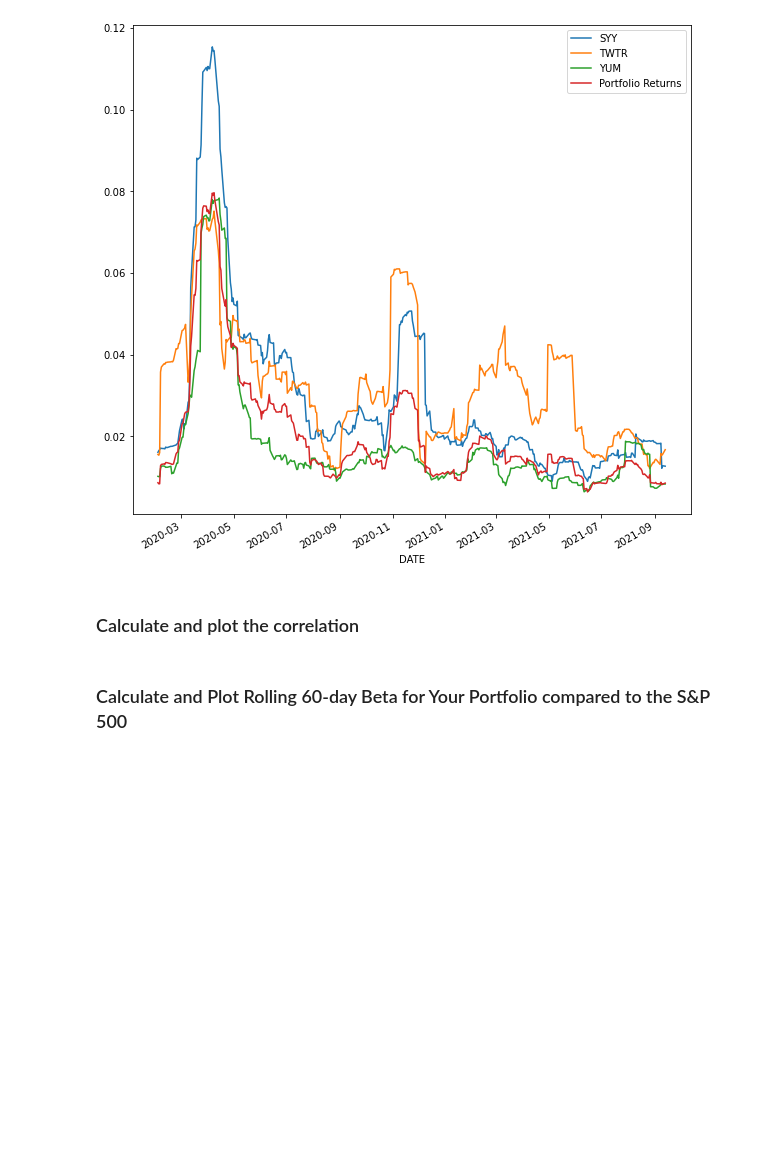
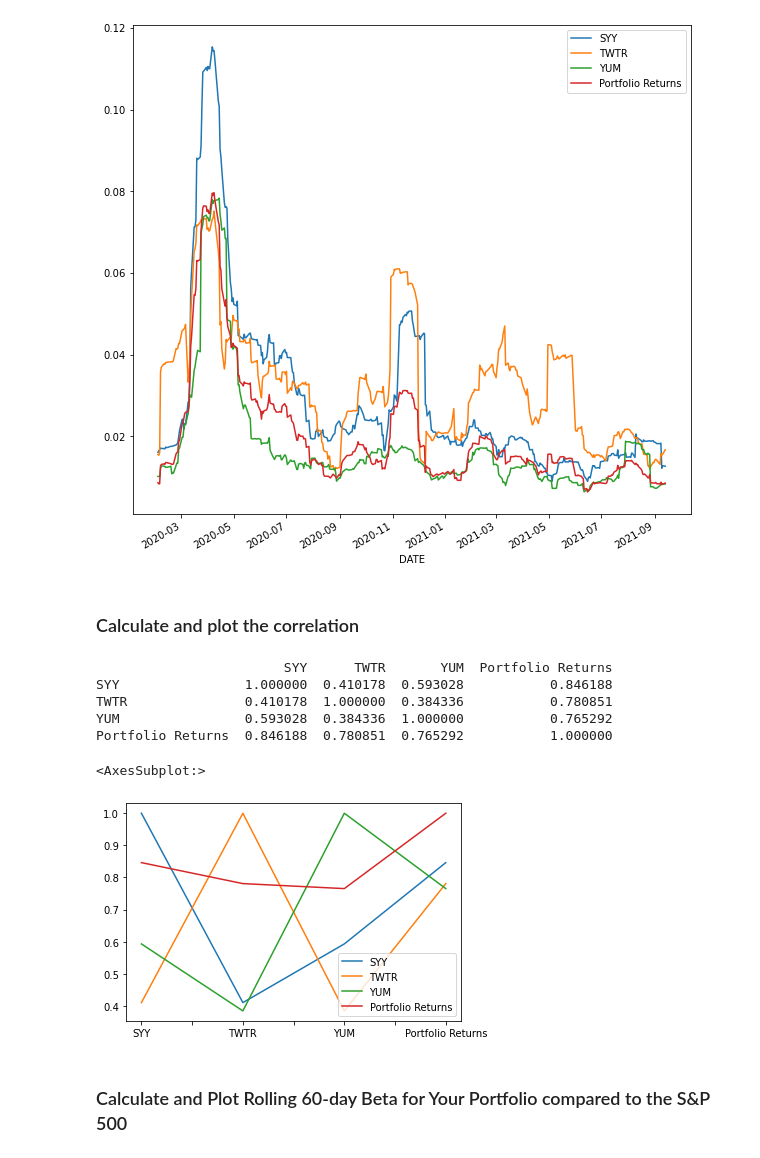
Before and after one commit to MatthewPuttroff/HWUnitFour, a Jupyter notebook: 04-Pandas/Instructions/Starter_Code/whale_analysis.ipynb, the cells around one changed output. Drawn from its saved outputs; the diff is of its cells as text; code cells hidden in the pictures; blank space fills up the shorter version.

Commit message:
Custom Portfolio Correlation

```diff
--- a/04-Pandas/Instructions/Starter_Code/whale_analysis.ipynb
+++ b/04-Pandas/Instructions/Starter_Code/whale_analysis.ipynb
@@ -755,6 +755,17 @@ reorg_returns.rolling(window=21).std().plot(figsize = (10,10))
 ### Calculate and plot the correlation
 # %%
 # Calculate and plot the correlation
+reorg_correlation = reorg_returns.corr()
+print(reorg_correlation)
+reorg_correlation.plot()
+# %% [output]
+                        SYY      TWTR       YUM  Portfolio Returns
+SYY                1.000000  0.410178  0.593028           0.846188
+TWTR               0.410178  1.000000  0.384336           0.780851
+YUM                0.593028  0.384336  1.000000           0.765292
+Portfolio Returns  0.846188  0.780851  0.765292           1.000000
+<AxesSubplot:>
+[figure, added]
 # %% [markdown]
 ### Calculate and Plot Rolling 60-day Beta for Your Portfolio compared to the S&P 500
 # %%
```
